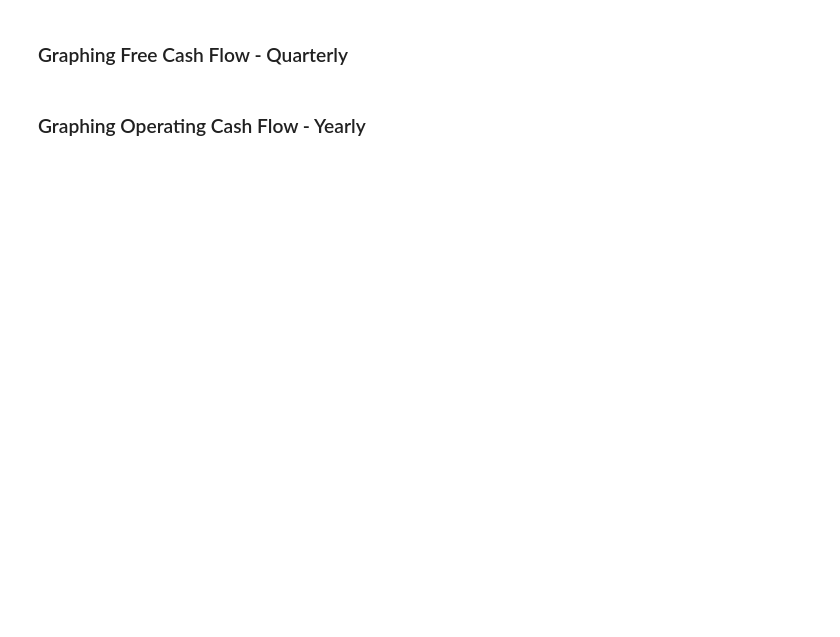
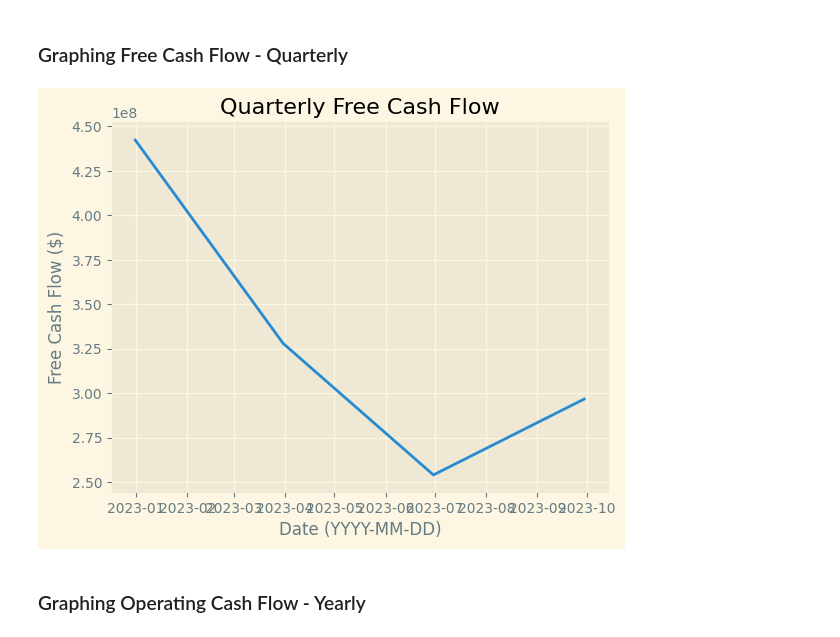
Before and after one commit to dBCooper2/financial-modeling, a Jupyter notebook: notebooks/finance/visualizing_book_data.ipynb, the cells around one changed output. Saved outputs shown, nothing was run; the diff lists cells and outputs as text; code cells hidden in the pictures; blank space fills up the shorter version.

```diff
--- a/notebooks/finance/visualizing_book_data.ipynb
+++ b/notebooks/finance/visualizing_book_data.ipynb
@@ -117,4 +117,16 @@ plt.show()
 # %% [markdown]
 ### Graphing Free Cash Flow - Quarterly
+# %%
+xdata = free_cash_flow_quarterly.index
+ydata = free_cash_flow_quarterly['Free Cash Flow']
+
+plt.xlabel('Date (YYYY-MM-DD)')
+plt.ylabel('Free Cash Flow ($)')
+plt.title('Quarterly Free Cash Flow')
+
+plt.plot(xdata, ydata)
+plt.show()
+# %% [output]
+[figure, added]
 # %% [markdown]
 ### Graphing Operating Cash Flow - Yearly
```
Also changed, not shown: parts of 7 cells of this notebook, 1 other file.
